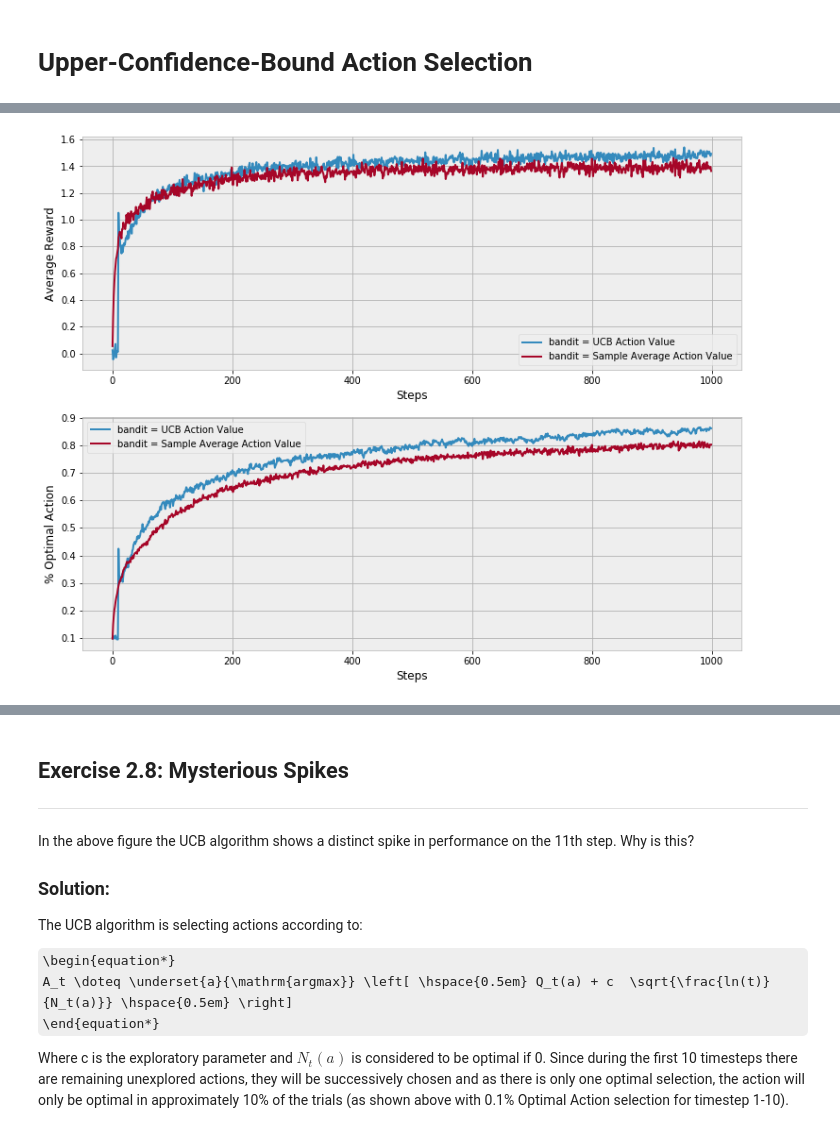
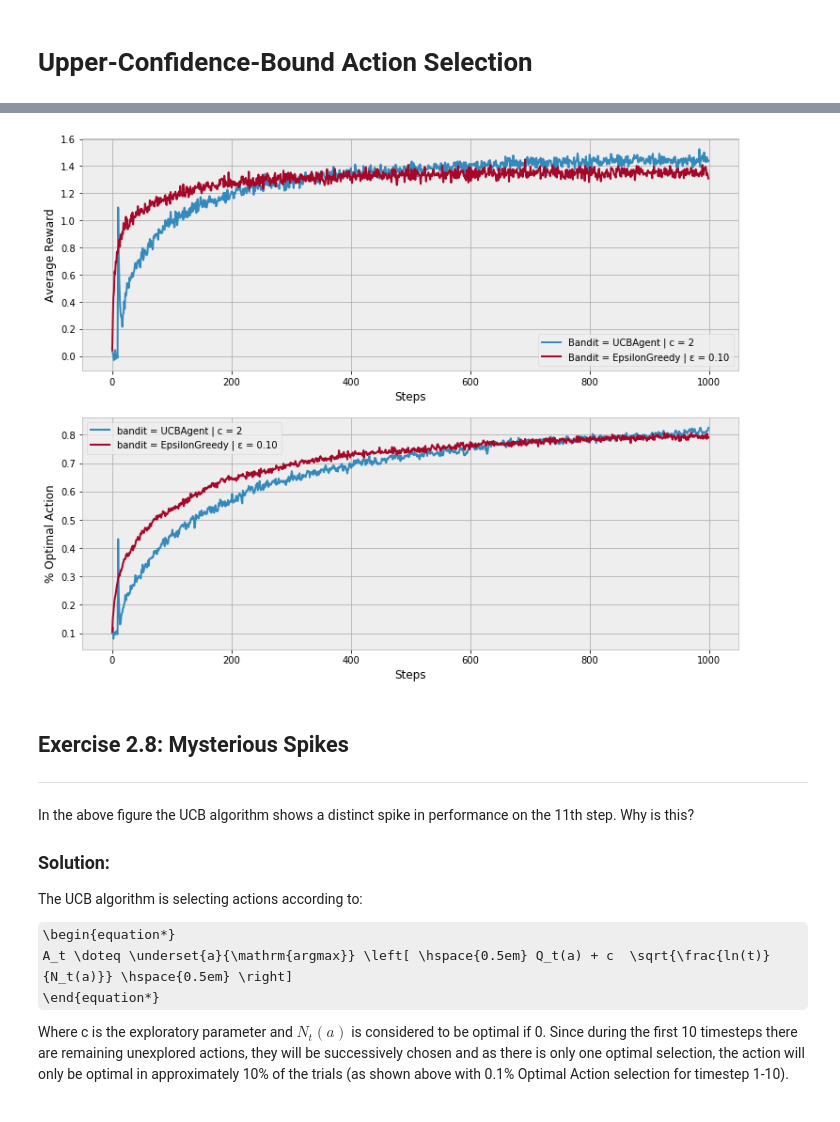
Before and after one commit to kerns-ai-lab/ReinforcementLearning2E, a Jupyter notebook: ch2/K-Armed_Bandits.ipynb, the cells around one changed output, grey strips where cells are left out. Cells and saved outputs as stored; diff of their text form; code cells hidden in the pictures; some formulas as TeX source.

```diff
--- a/ch2/K-Armed_Bandits.ipynb
+++ b/ch2/K-Armed_Bandits.ipynb
@@ -351,4 +342,9 @@ best_action_counts, rewards = simulate(runs, time, bandits)
-# %%
-show_agent_performance(bandits, rewards, best_action_counts)
-# %% [output]
-[figure, removed]
+# %%
+env = Environment()
+agents = [UCBAgent(env.k, 2), EpsilonGreedyAgent(env.k, epsilon=0.1)]
+
+sim = Simulate(env, agents)
+sim.run()
+
+plot_agent_performance(sim)
+# %% [output]
@@ -355,3 +353,4 @@ show_agent_performance(bandits, rewards, best_action_counts)
+[figure, added]
 # %% [markdown]
 ## Exercise 2.8: Mysterious Spikes
 ---
```
Also changed, not shown: parts of 22 cells of this notebook.
